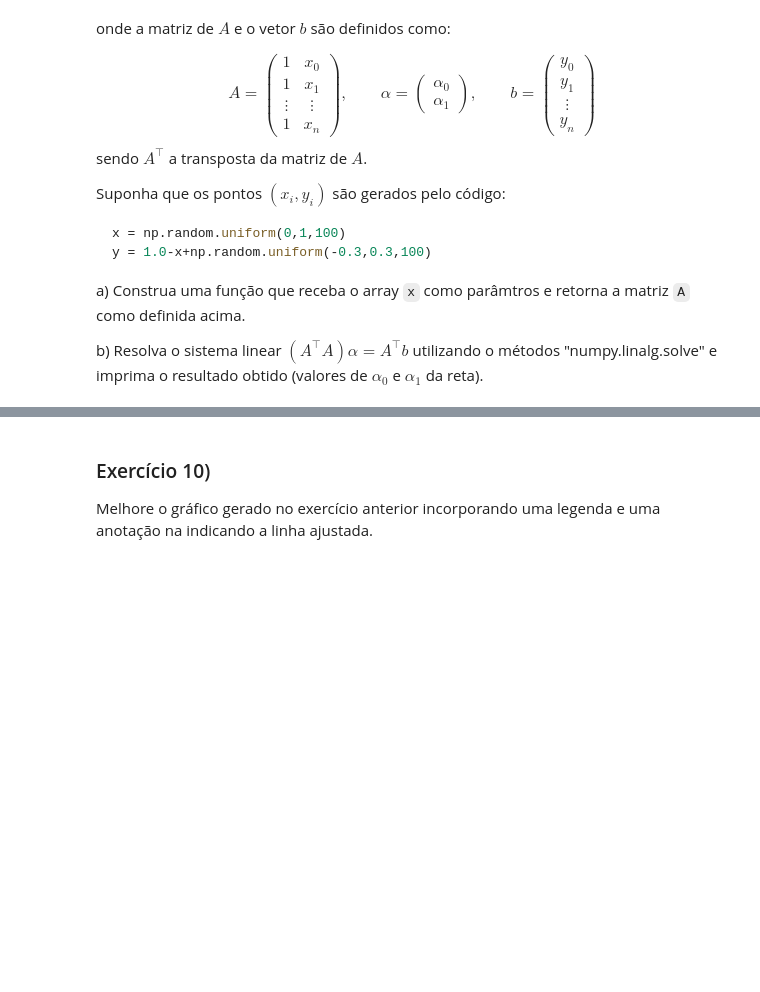
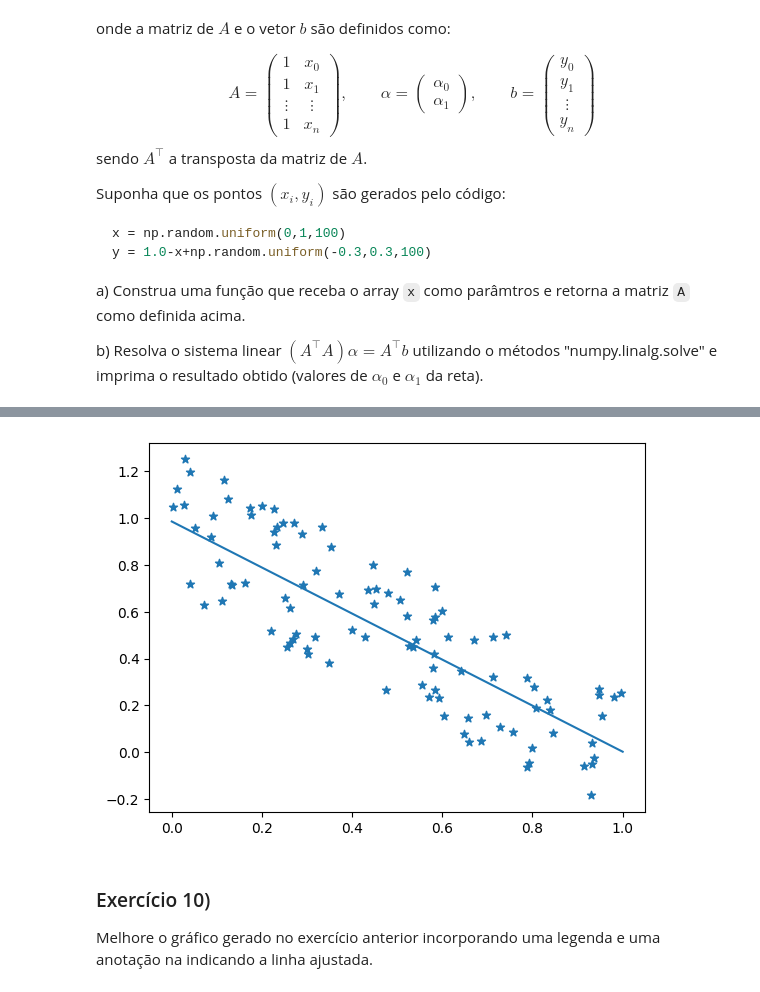
Before and after one commit to Biangelica/Data-Science-MBA-CEMEAI, a Jupyter notebook: Programação para ciência de dados/Aula 5/ Numpy_II_e_Matplotlib_exercicios.ipynb, the cells around one changed output, grey strips where cells are left out. Cells and saved outputs as stored; diff of their text form; code cells hidden in the pictures; blank space fills up the shorter version.

```diff
--- a/Programação para ciência de dados/Aula 5/ Numpy_II_e_Matplotlib_exercicios.ipynb
+++ b/Programação para ciência de dados/Aula 5/ Numpy_II_e_Matplotlib_exercicios.ipynb
@@ -240,0 +258,15 @@ b)  Resolva o sistema linear $\left(A^\top A\right)\alpha = A^\top b$ utilizando
+# %%
+def montar_matriz(x):
+  tamanho = x.shape[0]
+  A = np.ones((tamanho,2)) # cria uma matriz de n linhas e 2 colunas, preenchida com 1's.
+  A[:,1] = x # x substitui os valores da segunda coluna de A pelos valores do array x
+  return(A)
+
+x = np.random.uniform(0,1,100)
+y = 1.0-x+np.random.uniform(-0.3,0.3,100)
+
+A = montar_matriz(x)
+AtA = np.dot(A.T,A)  # calcula o produto A transposta vezes A
+Atb = np.dot(A.T,y)  # calcula o produto A transposta vezes b
+alpha = np.linalg.solve(AtA,Atb)
+print(alpha)
@@ -256,3 +284,16 @@ import matplotlib.pyplot as plt
+# %%
+import matplotlib.pyplot as plt
+import numpy as np
+
+%matplotlib inline
+
+plt.scatter(x,y,marker='*') #cria um gráfico de dispersão dos pontos (x, y)
+b = np.array([0,1])
+c = alphas[0]+alphas[1]*b
+plt.plot(b, c)
+plt.show()
+# %% [output]
+[figure, added]
 # %% [markdown]
 ### Exercício 10)
 Melhore o gráfico gerado no exercício anterior incorporando uma legenda e uma anotação na indicando a linha ajustada.
```
Also changed, not shown: parts of 9 cells of this notebook.
